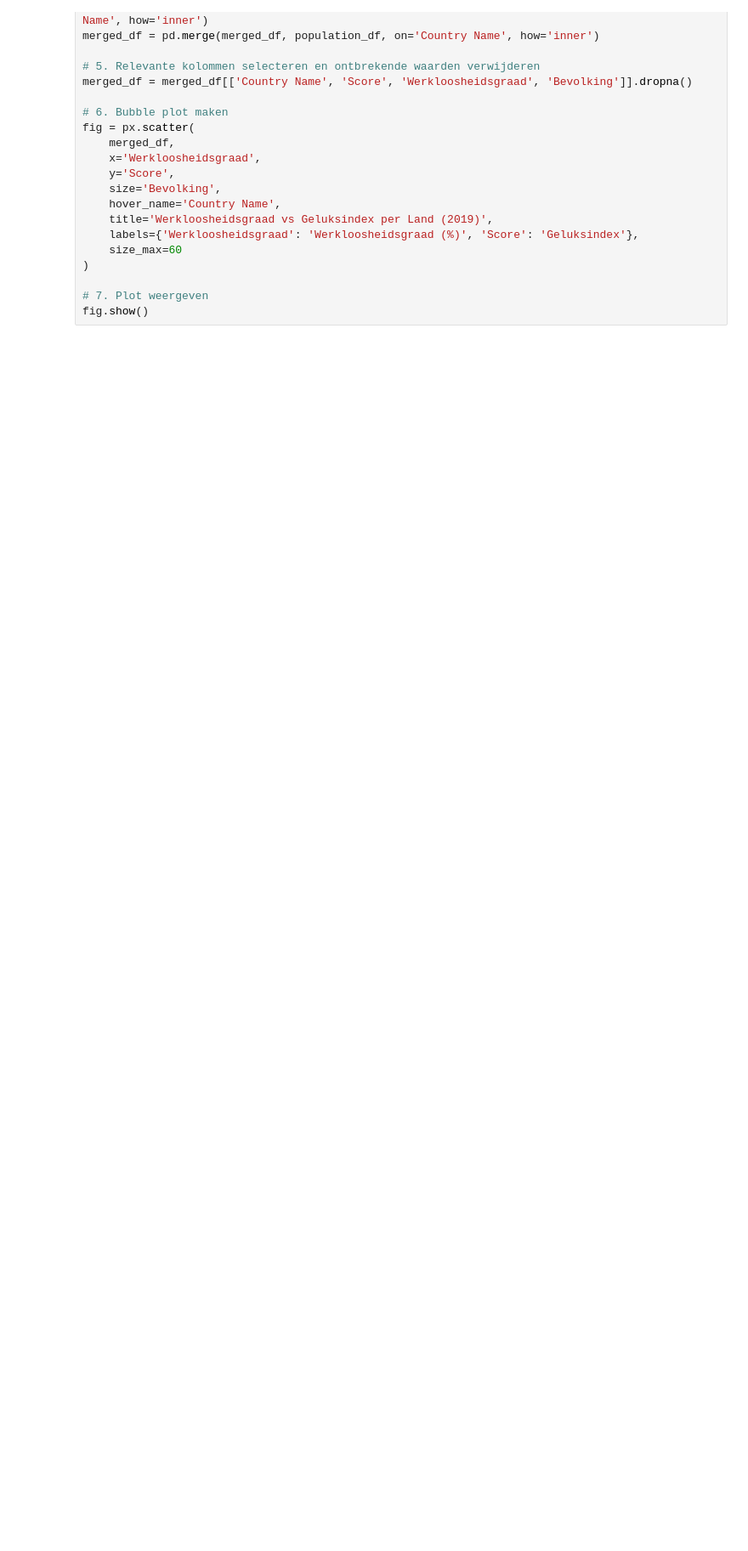
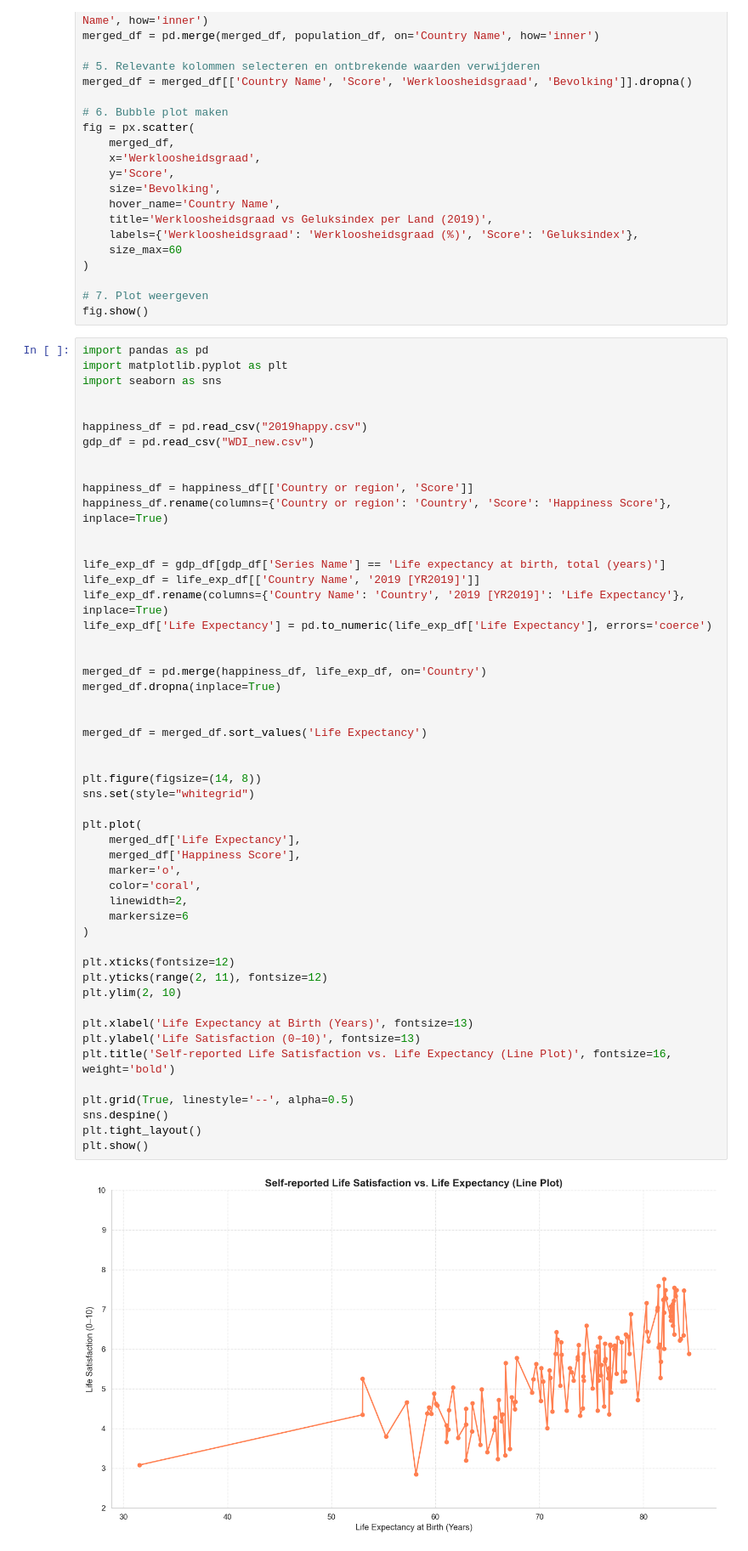
Before and after one commit to meesuva/Visualitie, a Jupyter notebook: docs/3what_makes_happiness.ipynb, the cells around one changed output. Shown at 85% size. Saved outputs shown, nothing was run; the diff lists cells and outputs as text; blank space fills up the shorter version.

Commit message:
PLOTJE VOOR DE LIFE EXPECTANCY EN HAPPINESS

```diff
--- a/docs/3what_makes_happiness.ipynb
+++ b/docs/3what_makes_happiness.ipynb
@@ -97,3 +97,56 @@ fig = px.scatter(
 
 # 7. Plot weergeven
 fig.show()
+# %%
+import pandas as pd
+import matplotlib.pyplot as plt
+import seaborn as sns
+
+
+happiness_df = pd.read_csv("2019happy.csv")
+gdp_df = pd.read_csv("WDI_new.csv")
+
+
+happiness_df = happiness_df[['Country or region', 'Score']]
+happiness_df.rename(columns={'Country or region': 'Country', 'Score': 'Happiness Score'}, inplace=True)
+
+
+life_exp_df = gdp_df[gdp_df['Series Name'] == 'Life expectancy at birth, total (years)']
+life_exp_df = life_exp_df[['Country Name', '2019 [YR2019]']]
+life_exp_df.rename(columns={'Country Name': 'Country', '2019 [YR2019]': 'Life Expectancy'}, inplace=True)
+life_exp_df['Life Expectancy'] = pd.to_numeric(life_exp_df['Life Expectancy'], errors='coerce')
+
+
+merged_df = pd.merge(happiness_df, life_exp_df, on='Country')
+merged_df.dropna(inplace=True)
+
+
+merged_df = merged_df.sort_values('Life Expectancy')
+
+
+plt.figure(figsize=(14, 8))
+sns.set(style="whitegrid")
+
+plt.plot(
+    merged_df['Life Expectancy'],
+    merged_df['Happiness Score'],
+    marker='o',
+    color='coral',
+    linewidth=2,
+    markersize=6
+)
+
+plt.xticks(fontsize=12)
+plt.yticks(range(2, 11), fontsize=12)
+plt.ylim(2, 10)
+
+plt.xlabel('Life Expectancy at Birth (Years)', fontsize=13)
+plt.ylabel('Life Satisfaction (0–10)', fontsize=13)
+plt.title('Self-reported Life Satisfaction vs. Life Expectancy (Line Plot)', fontsize=16, weight='bold')
+
+plt.grid(True, linestyle='--', alpha=0.5)
+sns.despine()
+plt.tight_layout()
+plt.show()
+# %% [output]
+[figure, added]
```
